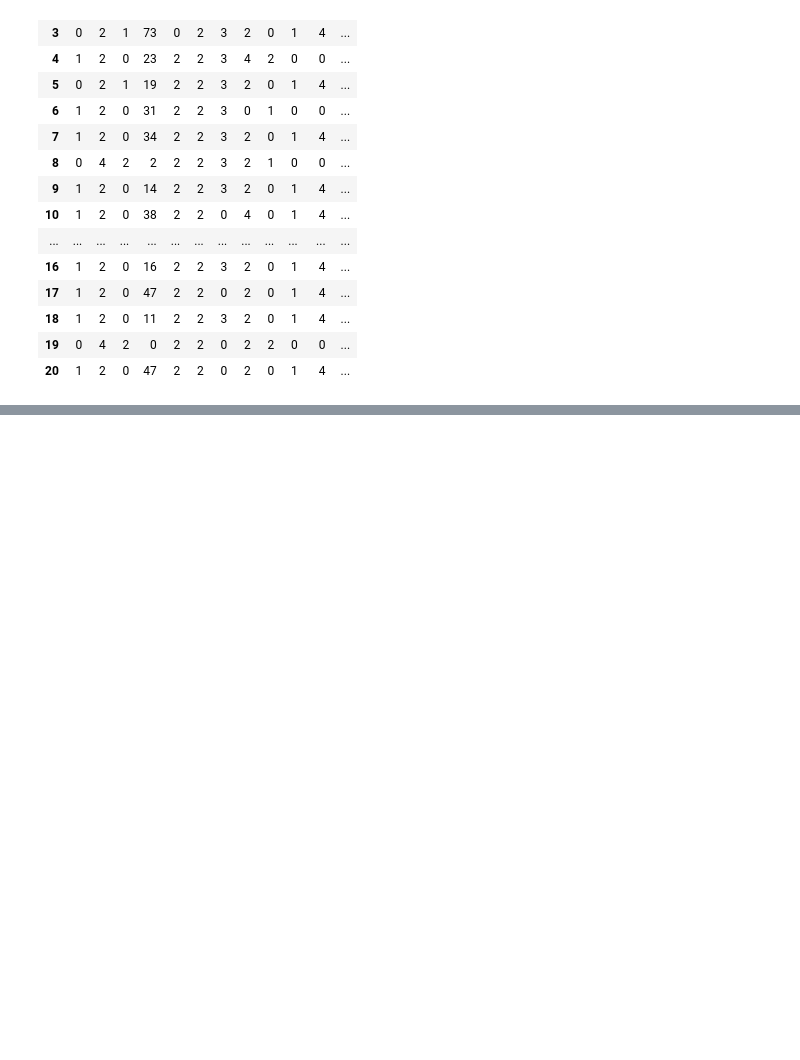
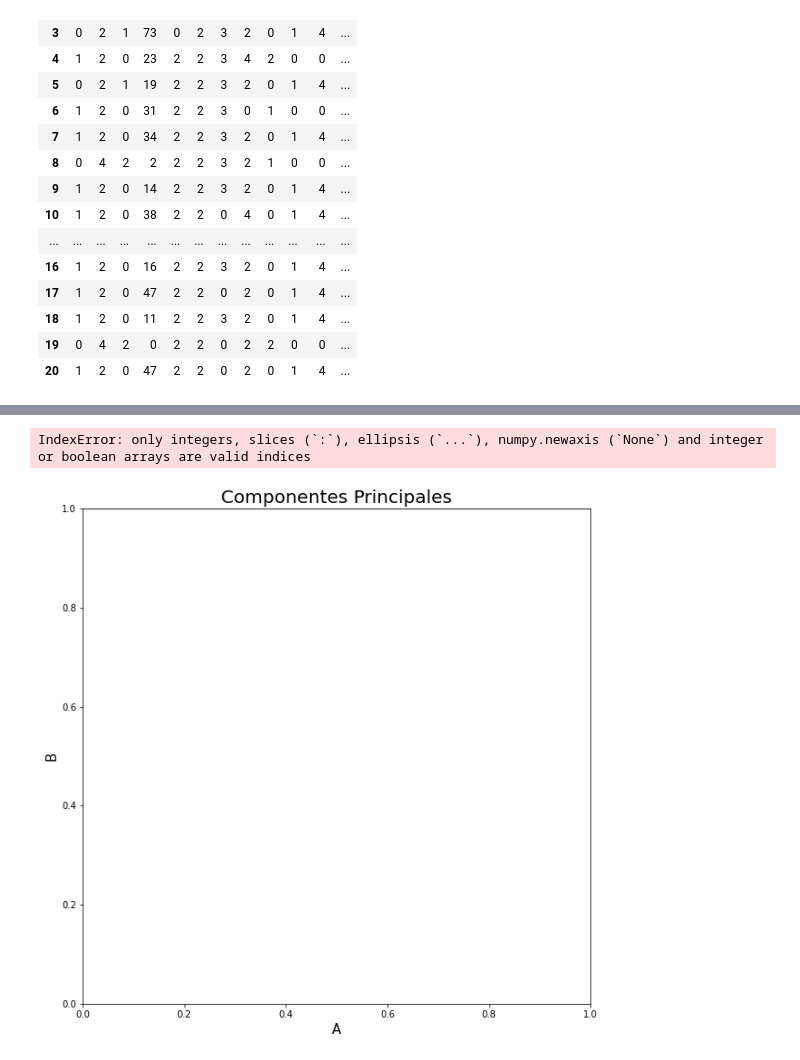
Before and after one commit to stevenq9/Proyecto_IA, a Jupyter notebook: proyecto.ipynb, the cells around one changed output, grey strips where cells are left out. Saved outputs shown, nothing was run; the diff lists cells and outputs as text; code cells hidden in the pictures; blank space fills up the shorter version.

```diff
--- a/proyecto.ipynb
+++ b/proyecto.ipynb
@@ -133,3 +134,9 @@ pacientesOriginales.head(20)
 | 18 | 1 | 2 | 0 | 11 | 2 | 2 | 3 | 2 | 0 | 1 | 4 | ... |
 | 19 | 0 | 4 | 2 | 0 | 2 | 2 | 0 | 2 | 2 | 0 | 0 | ... |
 | 20 | 1 | 2 | 0 | 47 | 2 | 2 | 0 | 2 | 0 | 1 | 4 | ... |
+# %%
+pca = PCA(n_components=2)
+pca_pacientes = pca.fit_transform(pacientes)
+pca_pacientes_df = pd.DataFrame(data = pca_pacientes, columns = ['A','B'])
+pca_nombres = pd.concat([pca_pacientes_df, pacientes[['Cluster']]], axis=1)
+pca_nombres
@@ -135,0 +157,12 @@ pacientesOriginales.head(20)
+# %%
+fig = plt.figure(figsize = (10,10))
+ax = fig.add_subplot(1,1,1)
+ax.set_xlabel('A', fontsize = 15)
+ax.set_ylabel('B', fontsize = 15)
+ax.set_title('Componentes Principales', fontsize = 20)
+color_theme = np.array(['blue','green','red'])
+ax.scatter(x = pca_nombres.A, y = pca_nombres.B, c = color_theme[pca_nombres.Cluster], s = 50)
+plt.show()
+# %% [output]
+IndexError: only integers, slices (`:`), ellipsis (`...`), numpy.newaxis (`None`) and integer or boolean arrays are valid indices
+[figure, added]
```
Also changed, not shown: parts of 2 cells of this notebook.
